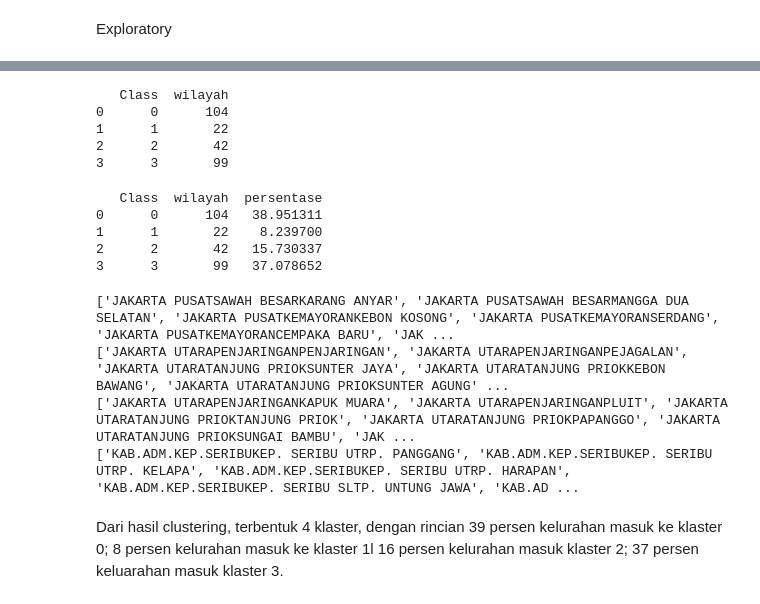
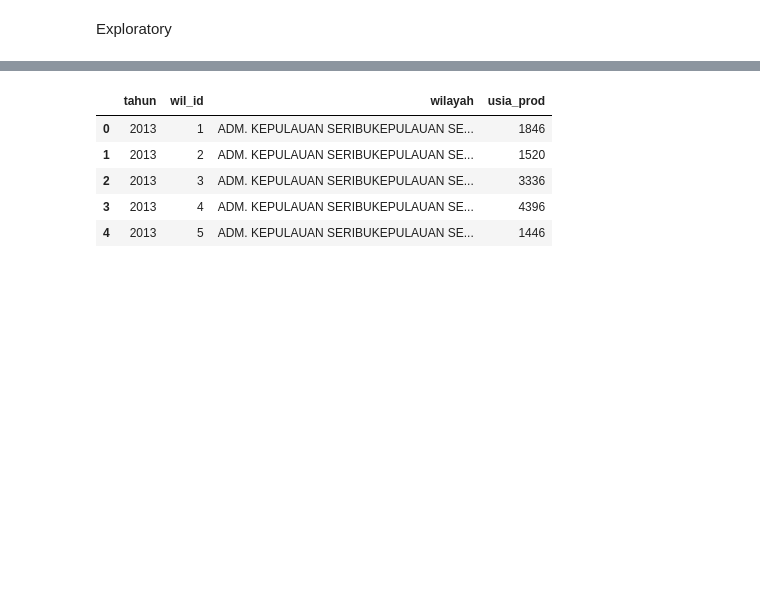
Before and after one commit to tsancode/Population5, a Jupyter notebook: code/Preliminary_data_exploration.ipynb, the cells around one changed output, grey strips where cells are left out. Drawn from its saved outputs; the diff is of its cells as text; code cells hidden in the pictures; blank space fills up the shorter version.

```diff
--- a/code/Preliminary_data_exploration.ipynb
+++ b/code/Preliminary_data_exploration.ipynb
@@ -151,32 +38,9 @@ ds_pred4['wilayah']=ds_pred4.index
-# %%
-hasil = ds_pred4.groupby("Class")['wilayah'].count().reset_index()
-print(hasil)
-# %% [output]
-   Class  wilayah
-0      0      104
-1      1       22
-2      2       42
-3      3       99
-# %%
-hasil['persentase'] = 100 * hasil['wilayah']  / hasil['wilayah'].sum()
-print(hasil)
-# %% [output]
-   Class  wilayah  persentase
-0      0      104   38.951311
-1      1       22    8.239700
-2      2       42   15.730337
-3      3       99   37.078652
-# %%
-"""
-daftar = ds_pred4.groupby("Class")['wilayah'].apply(list)
-print(daftar[0])
-print(daftar[1])
-print(daftar[2])
-print(daftar[3])"""
-# %% [output]
-['JAKARTA PUSATSAWAH BESARKARANG ANYAR', 'JAKARTA PUSATSAWAH BESARMANGGA DUA SELATAN', 'JAKARTA PUSATKEMAYORANKEBON KOSONG', 'JAKARTA PUSATKEMAYORANSERDANG', 'JAKARTA PUSATKEMAYORANCEMPAKA BARU', 'JAK ...
-['JAKARTA UTARAPENJARINGANPENJARINGAN', 'JAKARTA UTARAPENJARINGANPEJAGALAN', 'JAKARTA UTARATANJUNG PRIOKSUNTER JAYA', 'JAKARTA UTARATANJUNG PRIOKKEBON BAWANG', 'JAKARTA UTARATANJUNG PRIOKSUNTER AGUNG' ...
-['JAKARTA UTARAPENJARINGANKAPUK MUARA', 'JAKARTA UTARAPENJARINGANPLUIT', 'JAKARTA UTARATANJUNG PRIOKTANJUNG PRIOK', 'JAKARTA UTARATANJUNG PRIOKPAPANGGO', 'JAKARTA UTARATANJUNG PRIOKSUNGAI BAMBU', 'JAK ...
-['KAB.ADM.KEP.SERIBUKEP. SERIBU UTRP. PANGGANG', 'KAB.ADM.KEP.SERIBUKEP. SERIBU UTRP. KELAPA', 'KAB.ADM.KEP.SERIBUKEP. SERIBU UTRP. HARAPAN', 'KAB.ADM.KEP.SERIBUKEP. SERIBU SLTP. UNTUNG JAWA', 'KAB.AD ...
-# %% [markdown]
-Dari hasil clustering, terbentuk 4 klaster, dengan rincian  39 persen kelurahan masuk ke klaster 0; 8 persen kelurahan masuk ke klaster 1l 16 persen kelurahan masuk klaster 2; 37 persen keluarahan masuk klaster 3.
+# %%
+df2.head()
+# %% [output]
+|  | tahun | wil_id | wilayah | usia_prod |
+| 0 | 2013 | 1 | ADM. KEPULAUAN SERIBUKEPULAUAN SE... | 1846 |
+| 1 | 2013 | 2 | ADM. KEPULAUAN SERIBUKEPULAUAN SE... | 1520 |
+| 2 | 2013 | 3 | ADM. KEPULAUAN SERIBUKEPULAUAN SE... | 3336 |
+| 3 | 2013 | 4 | ADM. KEPULAUAN SERIBUKEPULAUAN SE... | 4396 |
+| 4 | 2013 | 5 | ADM. KEPULAUAN SERIBUKEPULAUAN SE... | 1446 |
```
Also changed, not shown: parts of 46 cells of this notebook.
